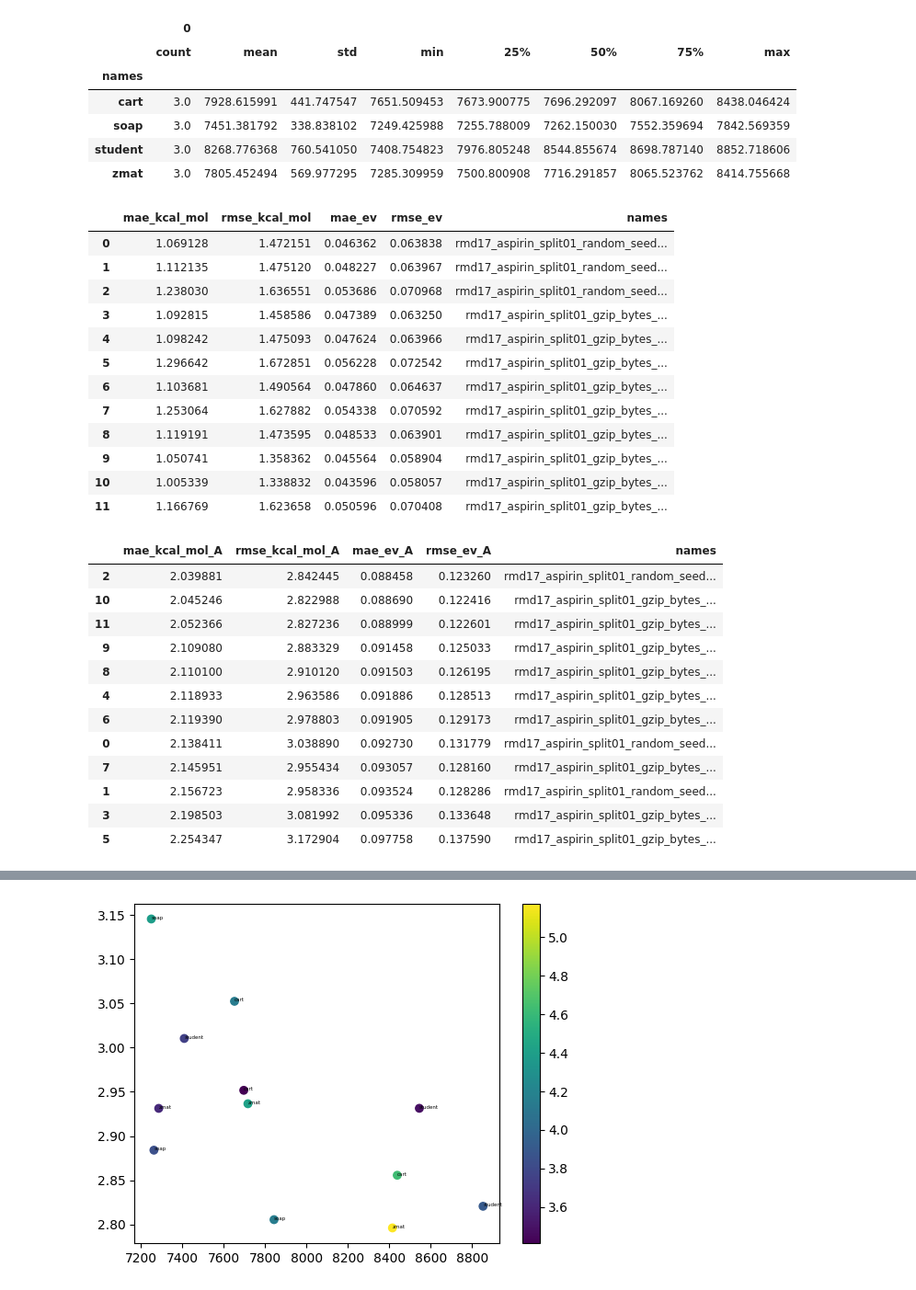
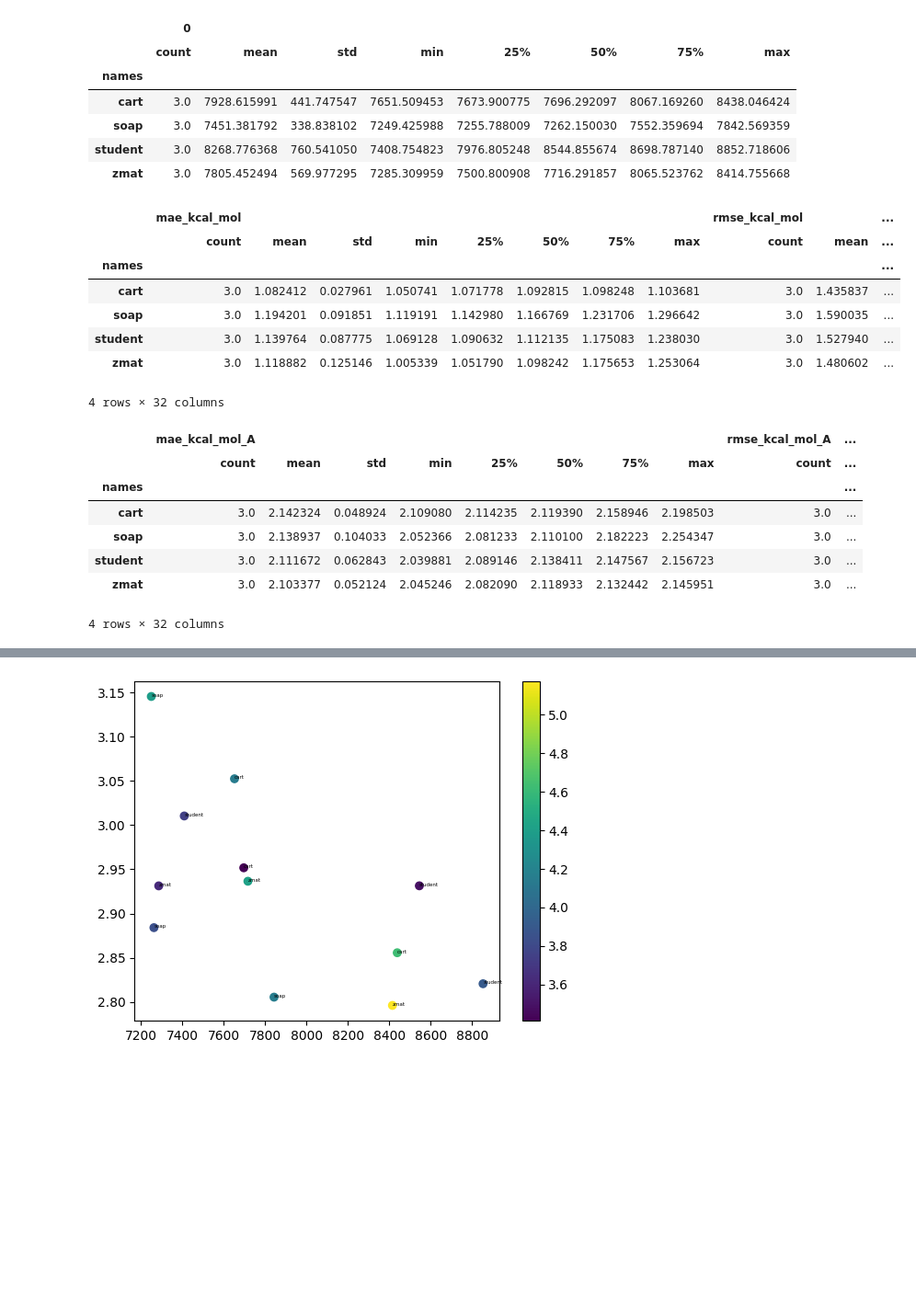
Before and after one commit to EricBoittier/epiplexity_mlip, a Jupyter notebook: 01.ipynb, the cells around one changed output, grey strips where cells are left out. Shown at 92% size. Cells and saved outputs as stored; diff of their text form; code cells hidden in the pictures; blank space fills up the shorter version.

```diff
--- a/01.ipynb
+++ b/01.ipynb
@@ -50,46 +50,37 @@ dfa.groupby("names").describe()
 # %%
 b = [(_["student"]["test_metrics"]["energy"]) for _ in data]
 
 import pandas as pd
 b = pd.DataFrame(b)
-b["names"] = names
-b.sort_values("mae_ev")
-b
+b["names"] =  [_.split("_")[5] for _ in names]
+b.groupby("names").describe()
+# b.sort_values("mae_ev")
+# b
 # %% [output]
-|  | mae_kcal_mol | rmse_kcal_mol | mae_ev | rmse_ev | names |
-| 0 | 1.069128 | 1.472151 | 0.046362 | 0.063838 | rmd17_aspirin_split01_random_seed... |
-| 1 | 1.112135 | 1.475120 | 0.048227 | 0.063967 | rmd17_aspirin_split01_random_seed... |
-| 2 | 1.238030 | 1.636551 | 0.053686 | 0.070968 | rmd17_aspirin_split01_random_seed... |
-| 3 | 1.092815 | 1.458586 | 0.047389 | 0.063250 | rmd17_aspirin_split01_gzip_bytes_... |
-| 4 | 1.098242 | 1.475093 | 0.047624 | 0.063966 | rmd17_aspirin_split01_gzip_bytes_... |
-| 5 | 1.296642 | 1.672851 | 0.056228 | 0.072542 | rmd17_aspirin_split01_gzip_bytes_... |
-| 6 | 1.103681 | 1.490564 | 0.047860 | 0.064637 | rmd17_aspirin_split01_gzip_bytes_... |
-| 7 | 1.253064 | 1.627882 | 0.054338 | 0.070592 | rmd17_aspirin_split01_gzip_bytes_... |
-| 8 | 1.119191 | 1.473595 | 0.048533 | 0.063901 | rmd17_aspirin_split01_gzip_bytes_... |
-| 9 | 1.050741 | 1.358362 | 0.045564 | 0.058904 | rmd17_aspirin_split01_gzip_bytes_... |
-| 10 | 1.005339 | 1.338832 | 0.043596 | 0.058057 | rmd17_aspirin_split01_gzip_bytes_... |
-| 11 | 1.166769 | 1.623658 | 0.050596 | 0.070408 | rmd17_aspirin_split01_gzip_bytes_... |
+|  | mae_kcal_mol |  |  |  |  |  |  |  | rmse_kcal_mol |  | ... |
+|  | count | mean | std | min | 25% | 50% | 75% | max | count | mean | ... |
+| names |  |  |  |  |  |  |  |  |  |  | ... |
+| cart | 3.0 | 1.082412 | 0.027961 | 1.050741 | 1.071778 | 1.092815 | 1.098248 | 1.103681 | 3.0 | 1.435837 | ... |
+| soap | 3.0 | 1.194201 | 0.091851 | 1.119191 | 1.142980 | 1.166769 | 1.231706 | 1.296642 | 3.0 | 1.590035 | ... |
+| student | 3.0 | 1.139764 | 0.087775 | 1.069128 | 1.090632 | 1.112135 | 1.175083 | 1.238030 | 3.0 | 1.527940 | ... |
+| zmat | 3.0 | 1.118882 | 0.125146 | 1.005339 | 1.051790 | 1.098242 | 1.175653 | 1.253064 | 3.0 | 1.480602 | ... |
+4 rows × 32 columns
 # %%
 c = [(_["student"]["test_metrics"]["forces"]) for _ in data]
 
 import pandas as pd
 c = pd.DataFrame(c)
-c["names"] = names
-c.sort_values("mae_kcal_mol_A")
+c["names"]=  [_.split("_")[5] for _ in names]
+c.groupby("names").describe()
 # %% [output]
-|  | mae_kcal_mol_A | rmse_kcal_mol_A | mae_ev_A | rmse_ev_A | names |
-| 2 | 2.039881 | 2.842445 | 0.088458 | 0.123260 | rmd17_aspirin_split01_random_seed... |
-| 10 | 2.045246 | 2.822988 | 0.088690 | 0.122416 | rmd17_aspirin_split01_gzip_bytes_... |
-| 11 | 2.052366 | 2.827236 | 0.088999 | 0.122601 | rmd17_aspirin_split01_gzip_bytes_... |
-| 9 | 2.109080 | 2.883329 | 0.091458 | 0.125033 | rmd17_aspirin_split01_gzip_bytes_... |
-| 8 | 2.110100 | 2.910120 | 0.091503 | 0.126195 | rmd17_aspirin_split01_gzip_bytes_... |
-| 4 | 2.118933 | 2.963586 | 0.091886 | 0.128513 | rmd17_aspirin_split01_gzip_bytes_... |
-| 6 | 2.119390 | 2.978803 | 0.091905 | 0.129173 | rmd17_aspirin_split01_gzip_bytes_... |
-| 0 | 2.138411 | 3.038890 | 0.092730 | 0.131779 | rmd17_aspirin_split01_random_seed... |
-| 7 | 2.145951 | 2.955434 | 0.093057 | 0.128160 | rmd17_aspirin_split01_gzip_bytes_... |
-| 1 | 2.156723 | 2.958336 | 0.093524 | 0.128286 | rmd17_aspirin_split01_random_seed... |
-| 3 | 2.198503 | 3.081992 | 0.095336 | 0.133648 | rmd17_aspirin_split01_gzip_bytes_... |
-| 5 | 2.254347 | 3.172904 | 0.097758 | 0.137590 | rmd17_aspirin_split01_gzip_bytes_... |
+|  | mae_kcal_mol_A |  |  |  |  |  |  |  | rmse_kcal_mol_A | ... |
+|  | count | mean | std | min | 25% | 50% | 75% | max | count | ... |
+| names |  |  |  |  |  |  |  |  |  | ... |
+| cart | 3.0 | 2.142324 | 0.048924 | 2.109080 | 2.114235 | 2.119390 | 2.158946 | 2.198503 | 3.0 | ... |
+| soap | 3.0 | 2.138937 | 0.104033 | 2.052366 | 2.081233 | 2.110100 | 2.182223 | 2.254347 | 3.0 | ... |
+| student | 3.0 | 2.111672 | 0.062843 | 2.039881 | 2.089146 | 2.138411 | 2.147567 | 2.156723 | 3.0 | ... |
+| zmat | 3.0 | 2.103377 | 0.052124 | 2.045246 | 2.082090 | 2.118933 | 2.132442 | 2.145951 | 3.0 | ... |
+4 rows × 32 columns
 # %%
 d = [(_["teacher"]["test_metrics"]["energy"]) for _ in data]
 
```
Also changed, not shown: parts of 5 cells of this notebook.
